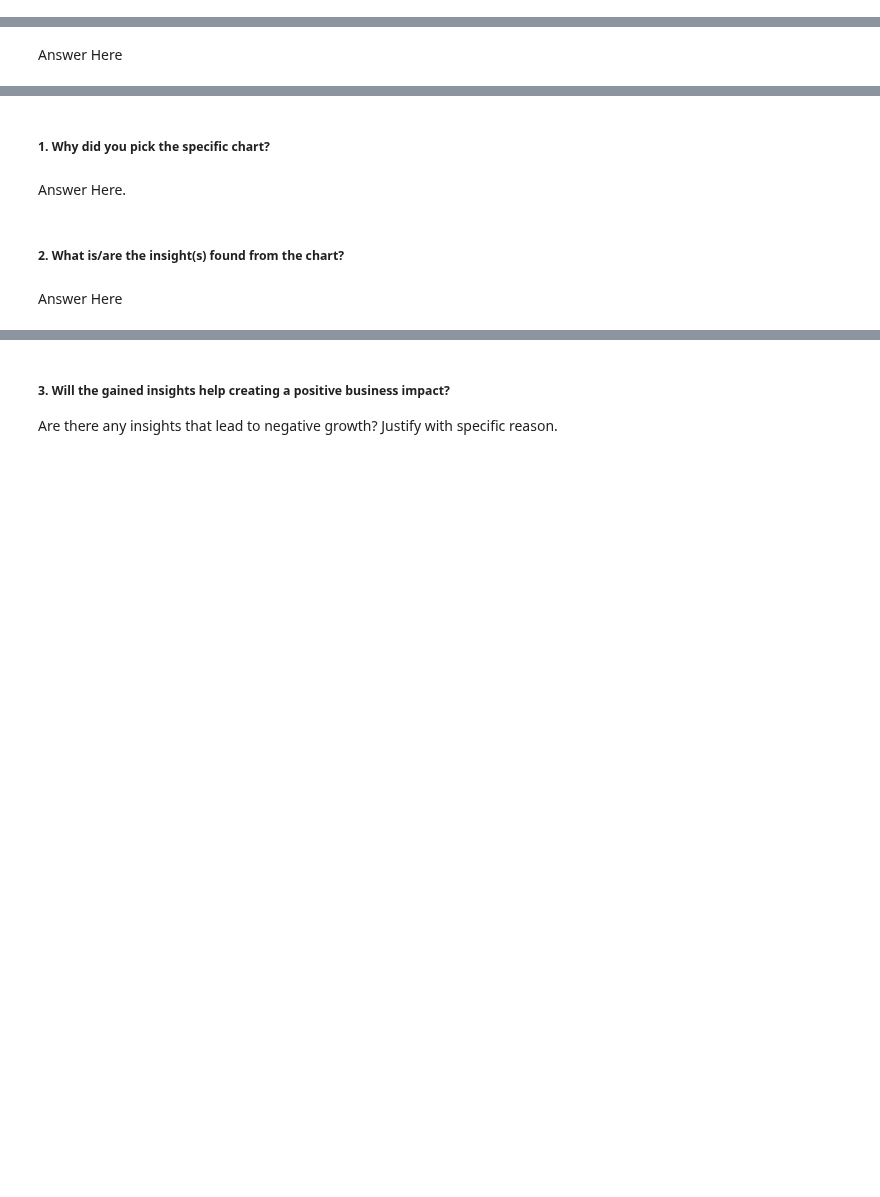
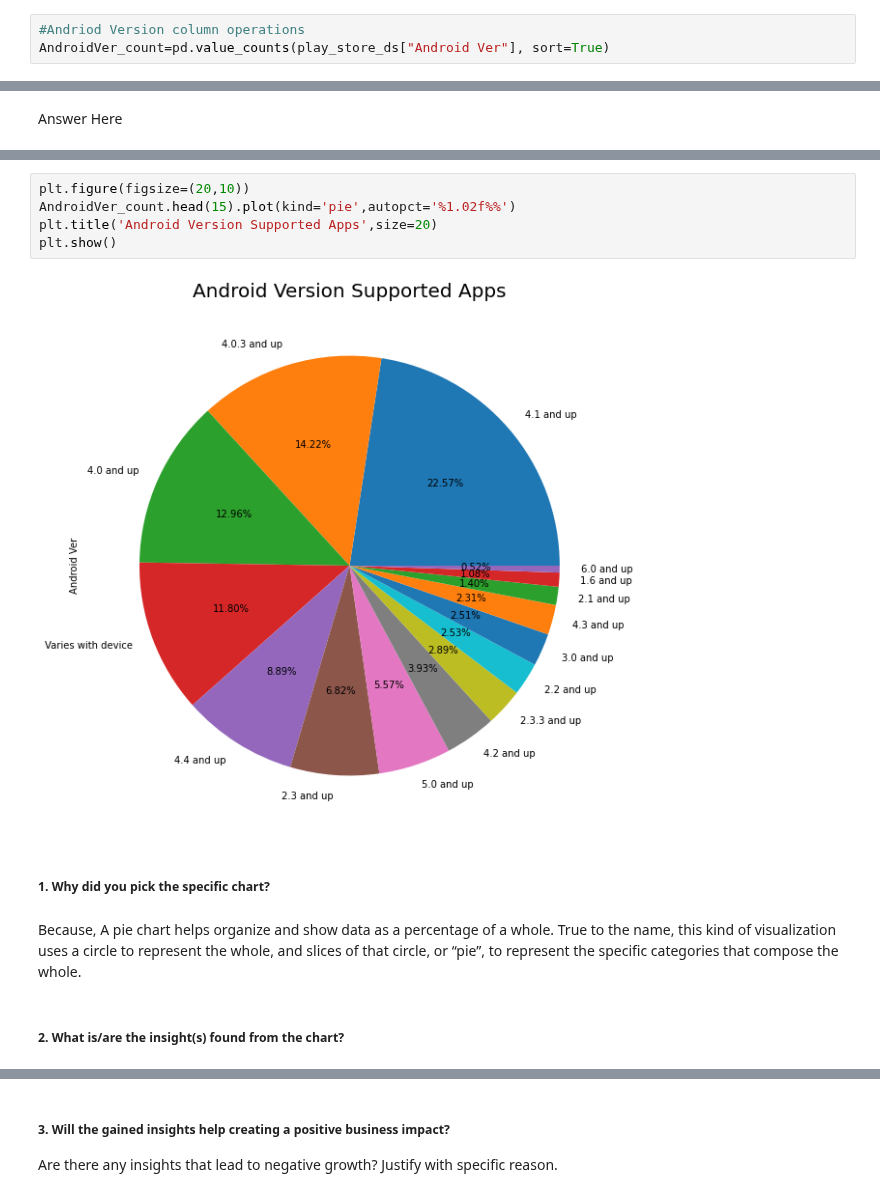
Before and after one commit to ruksanasyed579/Playstore, a Jupyter notebook: Play_Store___Project.ipynb, the cells around one changed output, grey strips where cells are left out. Drawn from its saved outputs; the diff is of its cells as text; blank space fills up the shorter version.

```diff
--- a/Play_Store___Project.ipynb
+++ b/Play_Store___Project.ipynb
@@ -560,6 +560,9 @@ memory usage: 895.8+ KB
 play_store_ds['Genres'].isna().sum()
 # %% [output]
 0
+# %%
+#Andriod Version column operations
+AndroidVer_count=pd.value_counts(play_store_ds["Android Ver"], sort=True)
 # %%
 play_store_ds['Genres'].value_counts()
 # %% [output]
@@ -707,8 +727,13 @@ Answer Here
+# %%
+plt.figure(figsize=(20,10))
+AndroidVer_count.head(15).plot(kind='pie',autopct='%1.02f%%')
+plt.title('Android Version Supported Apps',size=20)
+plt.show()
+# %% [output]
+[figure, added]
 # %% [markdown]
 ##### 1. Why did you pick the specific chart?
-# %% [markdown]
-Answer Here.
+# %% [markdown]
+Because, A pie chart helps organize and show data as a percentage of a whole. True to the name, this kind of visualization uses a circle to represent the whole, and slices of that circle, or “pie”, to represent the specific categories that compose the whole.
 # %% [markdown]
 ##### 2. What is/are the insight(s) found from the chart?
-# %% [markdown]
-Answer Here
```
Also changed, not shown: parts of 7 cells of this notebook.
